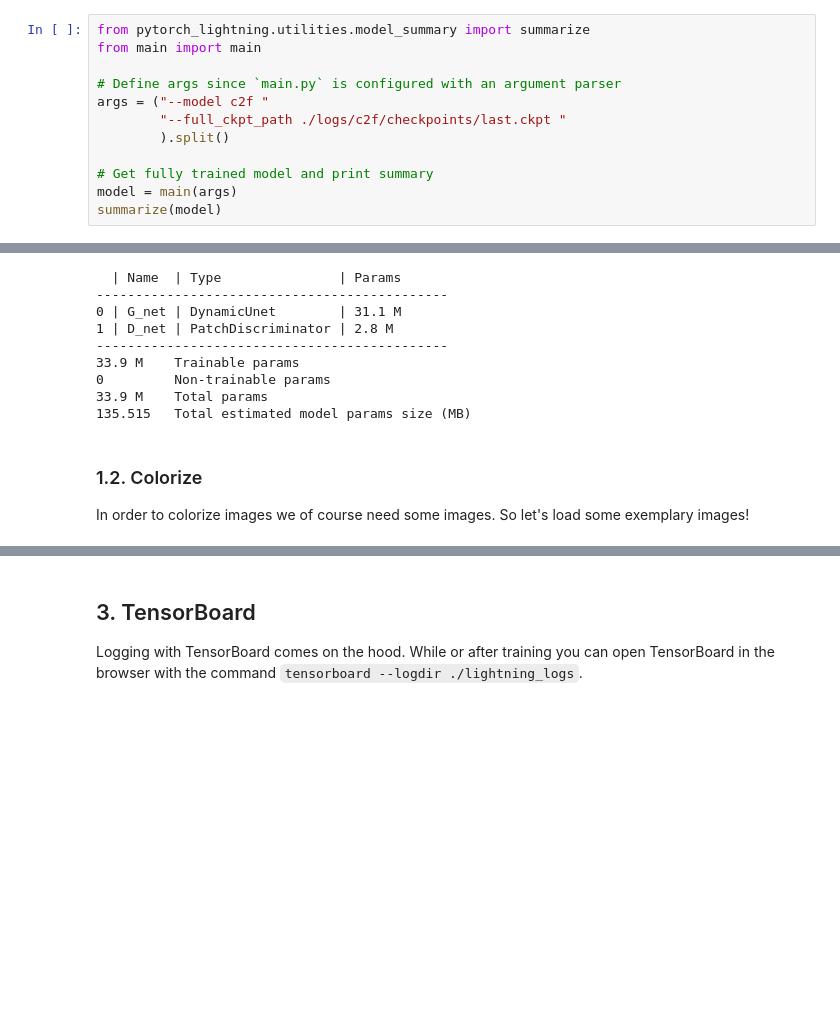
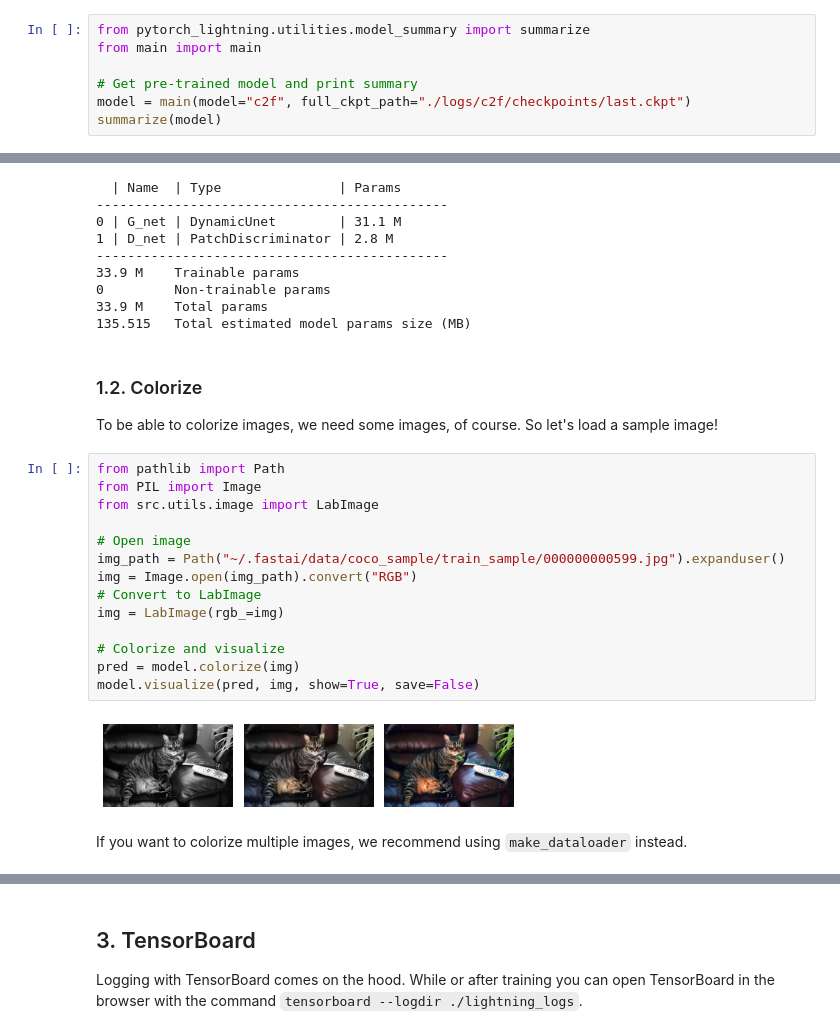
Before and after one commit to tstreule/c2f_img_color, a Jupyter notebook: demo.ipynb, the cells around one changed output, grey strips where cells are left out. Cells and saved outputs as stored; diff of their text form; blank space fills up the shorter version.

```diff
--- a/demo.ipynb
+++ b/demo.ipynb
@@ -20,13 +20,8 @@ For more information please consider typing `python3 main.py --help` in the cons
 from pytorch_lightning.utilities.model_summary import summarize
 from main import main
 
-# Define args since `main.py` is configured with an argument parser
-args = ("--model c2f "
-        "--full_ckpt_path ./logs/c2f/checkpoints/last.ckpt "
-        ).split()
-
-# Get fully trained model and print summary
-model = main(args)
+# Get pre-trained model and print summary
+model = main(model="c2f", full_ckpt_path="./logs/c2f/checkpoints/last.ckpt")
 summarize(model)
 # %% [output]
 Model <class 'fastai.vision.models.unet.DynamicUnet'> initialized with norm initialization
@@ -43,5 +38,23 @@ Model <class 'src.discriminator.PatchDiscriminator'> initialized with norm initi
 # %% [markdown]
 ### 1.2. Colorize
 
-In order to colorize images we of course need some images. So let's load some exemplary images!
+To be able to colorize images, we need some images, of course. So let's load a sample image!
+# %%
+from pathlib import Path
+from PIL import Image
+from src.utils.image import LabImage
+
+# Open image
+img_path = Path("~/.fastai/data/coco_sample/train_sample/000000000599.jpg").expanduser()
+img = Image.open(img_path).convert("RGB")
+# Convert to LabImage
+img = LabImage(rgb_=img)
+
+# Colorize and visualize
+pred = model.colorize(img)
+model.visualize(pred, img, show=True, save=False)
+# %% [output]
+[figure, added]
+# %% [markdown]
+If you want to colorize multiple images, we recommend using `make_dataloader` instead.
 # %%
```
Also changed, not shown: parts of 8 cells of this notebook.
